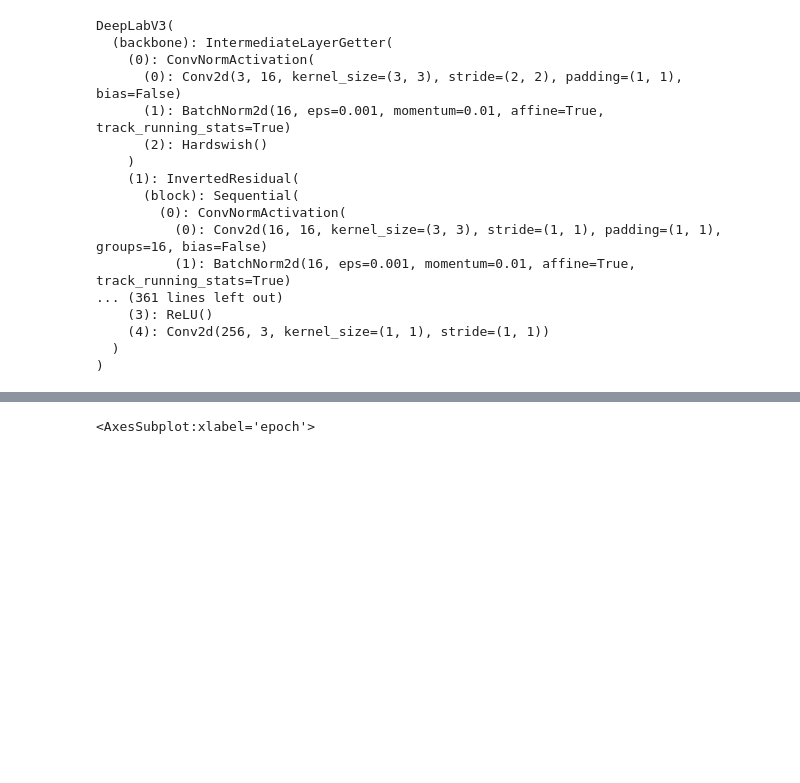
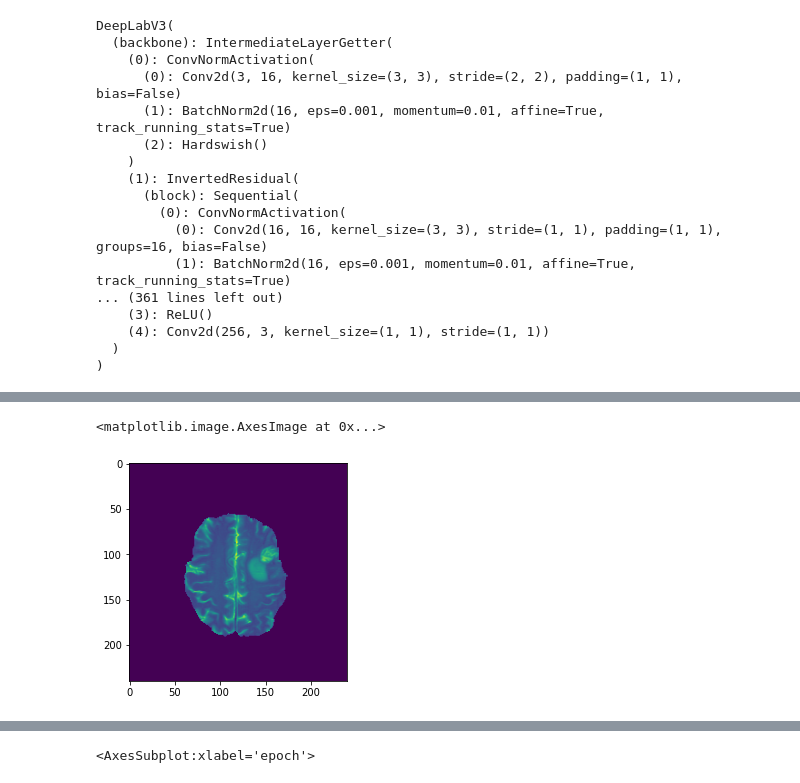
Before and after one commit to lorenzo99pepe/deep_learning_project, a Jupyter notebook: 0-deeplab_mobile_total_pipeline.ipynb, the cells around one changed output, grey strips where cells are left out. Cells and saved outputs as stored; diff of their text form; code cells hidden in the pictures; blank space fills up the shorter version.

```diff
--- a/0-deeplab_mobile_total_pipeline.ipynb
+++ b/0-deeplab_mobile_total_pipeline.ipynb
@@ -197,3 +215,8 @@ pred_path = Path(os.getcwd()) / 'data_extracted' / 'flair' / 'flair_0.png'
+# %%
+plt.imshow(images[0][0])
+# %% [output]
+<matplotlib.image.AxesImage at 0x...>
+[figure, added]
 # %%
 plot_mobile_prediction_from_path(model, pred_path)
 # %% [output]
```
Also changed, not shown: parts of 7 cells of this notebook, 2 other files.
